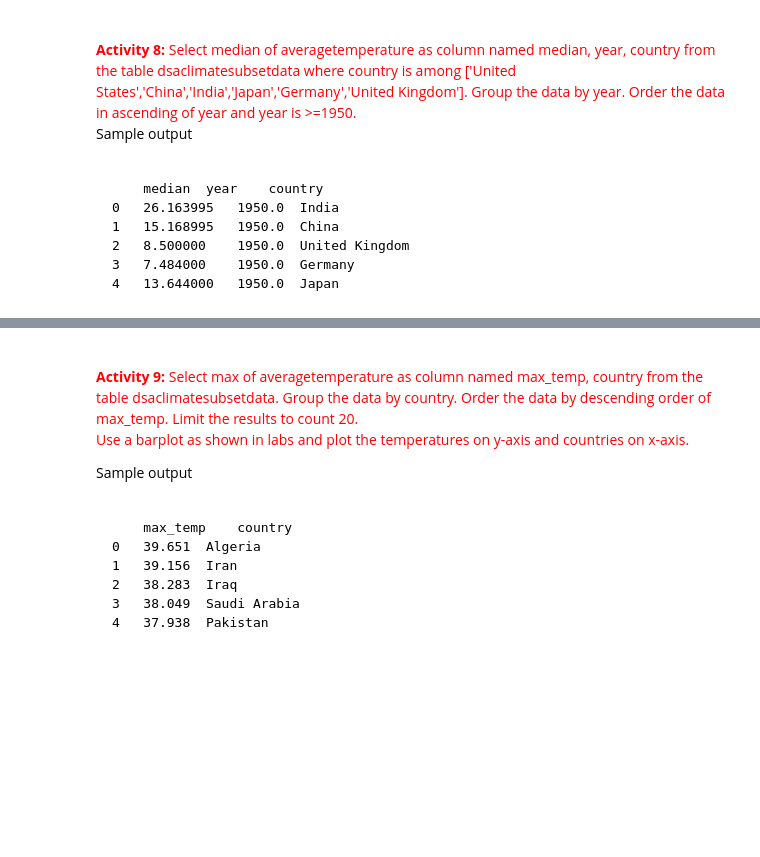
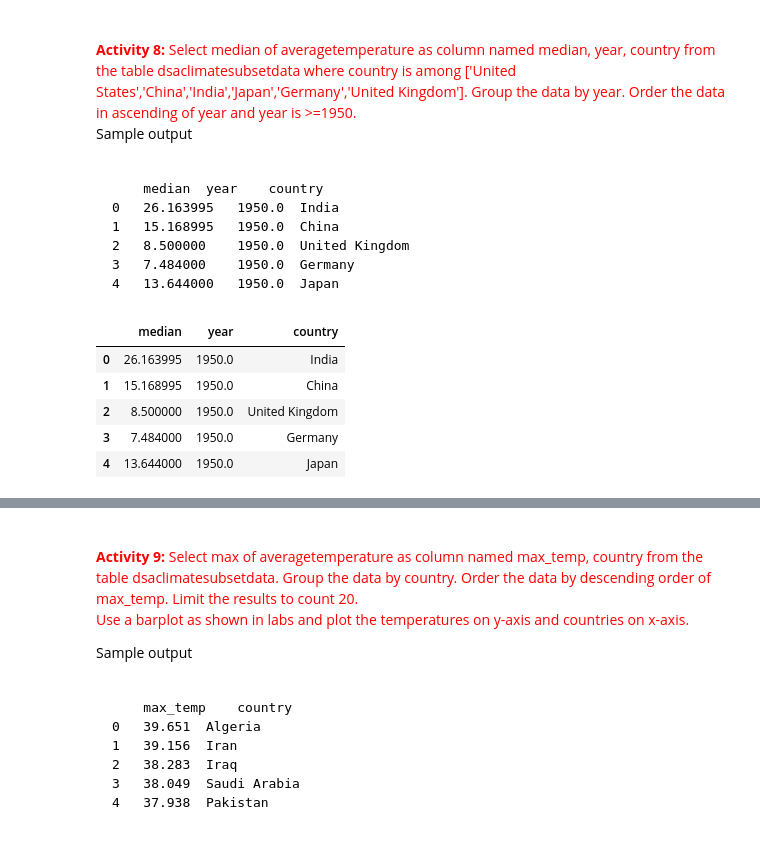
Before and after one commit to asouleymane/CloudCompute, a Jupyter notebook: module3/exercises/AWS_Redshift_Exercises.ipynb, the cells around one changed output, grey strips where cells are left out. Cells and saved outputs as stored; diff of their text form; code cells hidden in the pictures; blank space fills up the shorter version.

````diff
--- a/module3/exercises/AWS_Redshift_Exercises.ipynb
+++ b/module3/exercises/AWS_Redshift_Exercises.ipynb
@@ -374,9 +509,20 @@ Sample output
 ```
 # %%
 ## Fill the empty quotes to answer activity 8
-
-df = read_sql("""   """,con)
+df = read_sql("""SELECT median(averagetemperature), year,country
+FROM dsaclimatesubsetdata1
+WHERE country in ('United States','China','India','Japan','Germany','United Kingdom')
+GROUP BY year,country
+HAVING year >= 1950
+ORDER BY year ASC;""",con)
 df.head()
+# %% [output]
+|  | median | year | country |
+| 0 | 26.163995 | 1950.0 | India |
+| 1 | 15.168995 | 1950.0 | China |
+| 2 | 8.500000 | 1950.0 | United Kingdom |
+| 3 | 7.484000 | 1950.0 | Germany |
+| 4 | 13.644000 | 1950.0 | Japan |
 # %%
 abc=df.pivot('year','country','median')
 f,ax=plt.subplots(figsize=(20,10))
````
Also changed, not shown: parts of 31 cells of this notebook, 3 other files.
